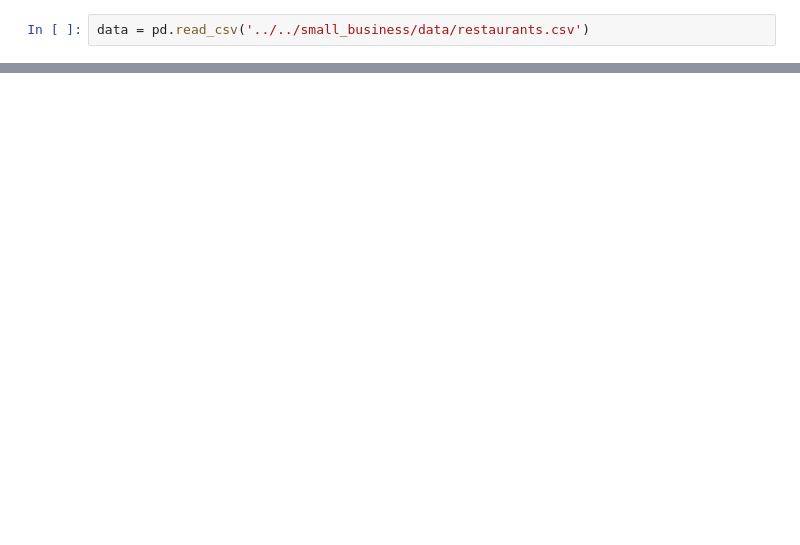
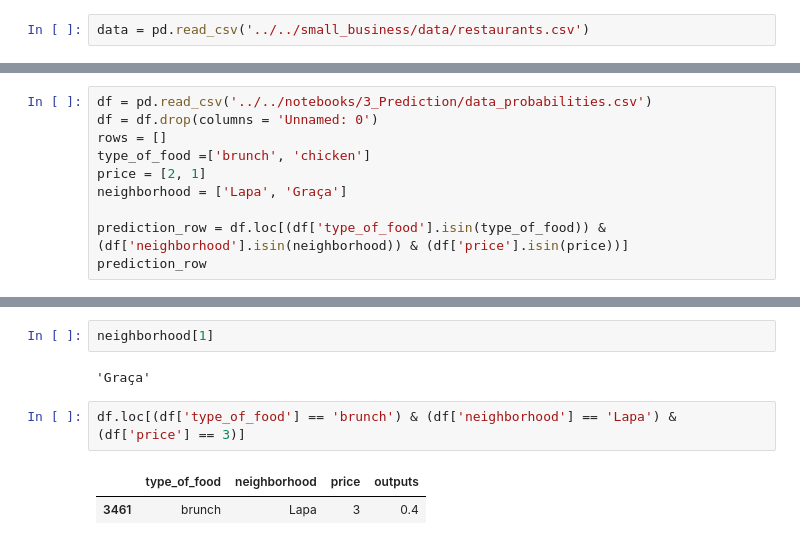
Before and after one commit to MalouO/small_business, a Jupyter notebook: notebooks/3_Prediction/Untitled.ipynb, the cells around one changed output, grey strips where cells are left out. Drawn from its saved outputs; the diff is of its cells as text; blank space fills up the shorter version.

Commit message:
new dataframe

```diff
--- a/notebooks/3_Prediction/Untitled.ipynb
+++ b/notebooks/3_Prediction/Untitled.ipynb
@@ -140,0 +336,10 @@ TypeError: get_fitted_pipe() takes 1 positional argument but 2 were given
+# %%
+df = pd.read_csv('../../notebooks/3_Prediction/data_probabilities.csv')
+df = df.drop(columns = 'Unnamed: 0')
+rows = []
+type_of_food =['brunch', 'chicken']
+price = [2, 1]
+neighborhood = ['Lapa', 'Graça']
+
+prediction_row = df.loc[(df['type_of_food'].isin(type_of_food)) & (df['neighborhood'].isin(neighborhood)) & (df['price'].isin(price))]
+prediction_row
@@ -140,0 +356,9 @@ TypeError: get_fitted_pipe() takes 1 positional argument but 2 were given
+# %%
+neighborhood[1]
+# %% [output]
+'Graça'
+# %%
+df.loc[(df['type_of_food'] == 'brunch') & (df['neighborhood'] == 'Lapa') & (df['price'] == 3)]
+# %% [output]
+|  | type_of_food | neighborhood | price | outputs |
+| 3461 | brunch | Lapa | 3 | 0.4 |
```
Also changed, not shown: parts of 21 cells of this notebook, 7 other files.
